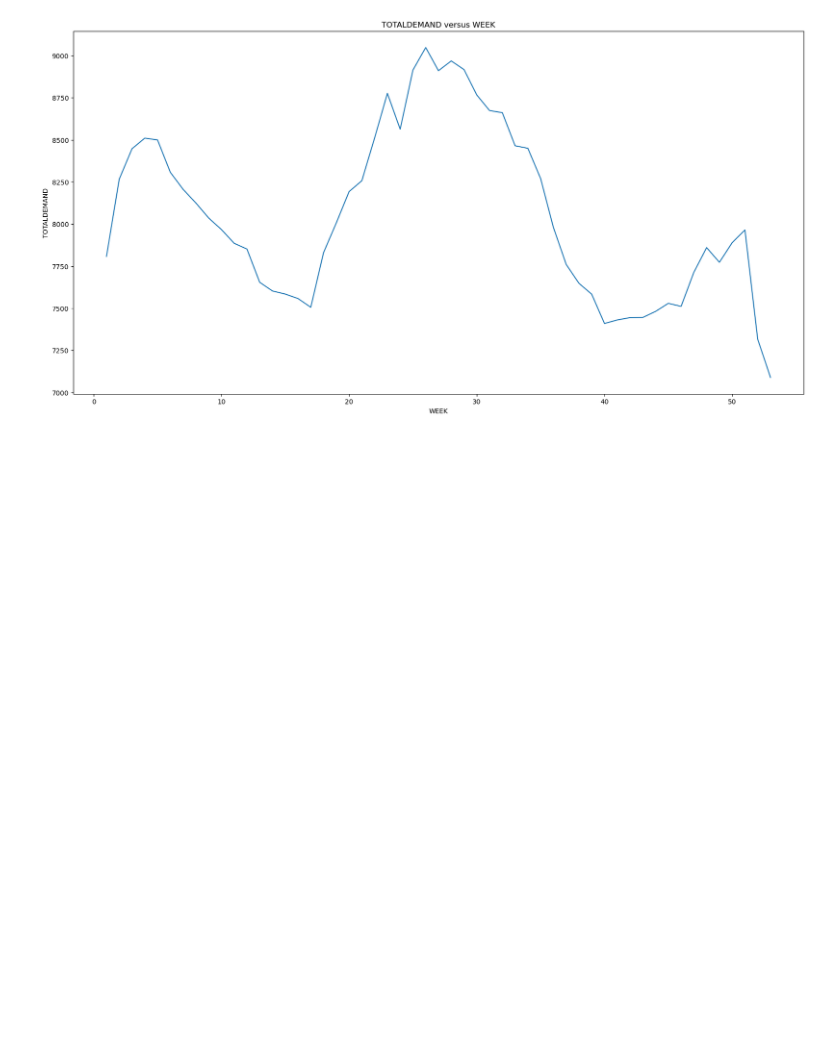
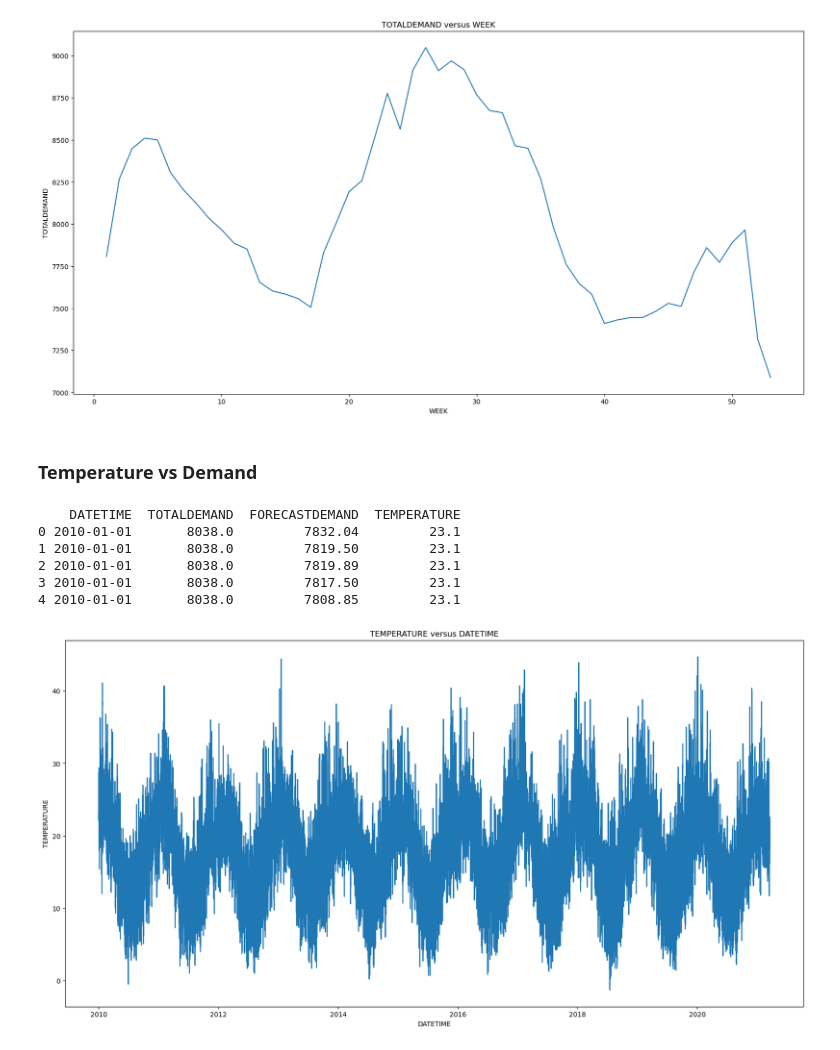
Before and after one commit to UNSW-ZZSC9020-H52024/Group5, a Jupyter notebook: src/TomEDA.ipynb, the cells around one changed output. Saved outputs shown, nothing was run; the diff lists cells and outputs as text; code cells hidden in the pictures; blank space fills up the shorter version.

```diff
--- a/src/TomEDA.ipynb
+++ b/src/TomEDA.ipynb
@@ -205,6 +198,38 @@ plt.title('TOTALDEMAND versus WEEK')
 plt.show()
 # %% [output]
 [figure]
+# %% [markdown]
+### Temperature vs Demand ###
 # %%
-import statsmodels.api as sm
-from statsmodels.api import OLS
+#load the file called temperature_nsw.csv
+df_temp = pd.read_csv('../data/NSW/temperature_nsw.csv')
+
+#change the DATETIME column to datetime
+df_temp['DATETIME'] = pd.to_datetime(df_temp['DATETIME'], dayfirst=True)
+
+#Drop the location column
+df_temp.drop(['LOCATION'], axis=1, inplace=True)
+
+#inner join on df and df_temp by the DATETIME column
+df = pd.merge(df_td, df_fd, on='DATETIME')
+df = pd.merge(df, df_temp, on='DATETIME')
+
+#drop the periodid column
+df.drop(['PERIODID'], axis=1, inplace=True)
+# %% [output]
+    DATETIME  TOTALDEMAND  FORECASTDEMAND  TEMPERATURE
+0 2010-01-01       8038.0         7832.04         23.1
+1 2010-01-01       8038.0         7819.50         23.1
+2 2010-01-01       8038.0         7819.89         23.1
+3 2010-01-01       8038.0         7817.50         23.1
+4 2010-01-01       8038.0         7808.85         23.1
+# %%
+#graph the TEMPERATURE versus DATETIME
+plt.figure(figsize=(20,10))
+plt.plot(df['DATETIME'], df['TEMPERATURE'])
+plt.xlabel('DATETIME')
+plt.ylabel('TEMPERATURE')
+plt.title('TEMPERATURE versus DATETIME')
+plt.show()
+# %% [output]
+[figure, added]
```
Also changed, not shown: parts of 2 cells of this notebook.
